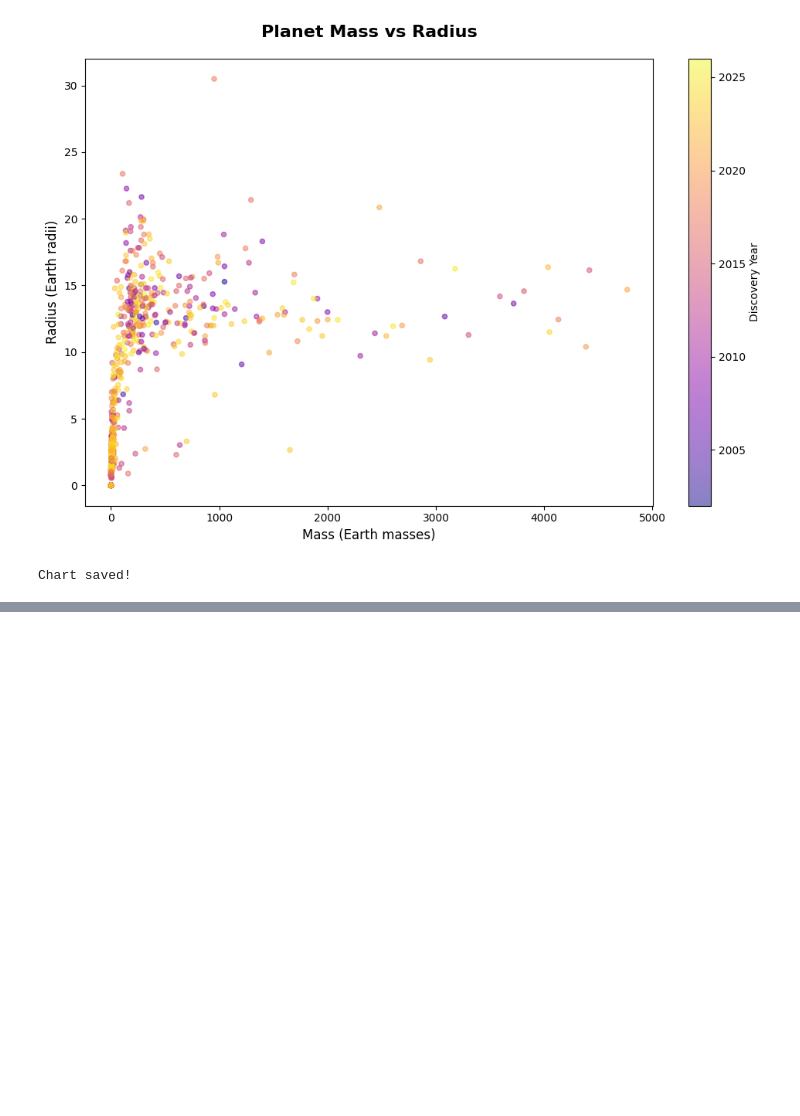
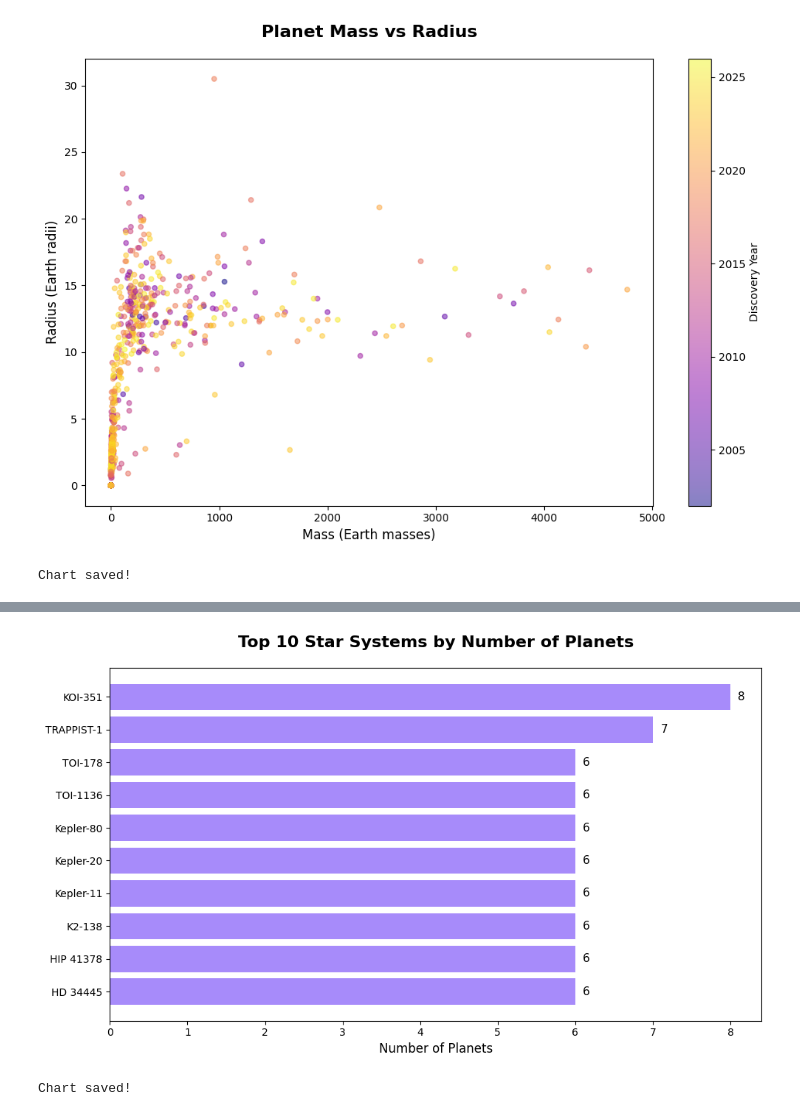
Before and after one commit to ver0niqueg/Beyond-Earth-, a Jupyter notebook: notebooks/02_visualizations.ipynb, the cells around one changed output, grey strips where cells are left out. Saved outputs shown, nothing was run; the diff lists cells and outputs as text; code cells hidden in the pictures; blank space fills up the shorter version.

```diff
--- a/notebooks/02_visualizations.ipynb
+++ b/notebooks/02_visualizations.ipynb
@@ -100,0 +122,35 @@ Chart saved!
+# %%
+# Bar chart horizontal : Top 10 star systems by number of planets
+
+# df -> vient du CSV -> pas besoin de requête SQL
+# exoplanets_systems -> existe uniquement dans SQLite -> requête SQL obligatoire
+
+query = """
+SELECT hostname, COUNT(*) as nb_planets
+FROM exoplanets_systems
+GROUP BY hostname
+HAVING nb_planets > 3
+ORDER BY nb_planets DESC
+LIMIT 10
+"""
+top_systems = pd.read_sql(query, engine)
+
+plt.figure(figsize=(10, 6))
+bars = plt.barh(top_systems['hostname'], top_systems['nb_planets'],
+                color='#a78bfa', edgecolor='none')
+
+for bar, val in zip(bars, top_systems['nb_planets']):
+    plt.text(bar.get_width() + 0.1, bar.get_y() + bar.get_height()/2,
+             str(val), va='center', fontsize=11)
+
+plt.title('Top 10 Star Systems by Number of Planets', fontsize=16, fontweight='bold', pad=20)
+plt.xlabel('Number of Planets', fontsize=12)
+plt.gca().invert_yaxis()
+plt.tight_layout()
+plt.savefig('../dashboard/top_systems.png', dpi=150, bbox_inches='tight')
+plt.show()
+
+print("Chart saved!")
+# %% [output]
+[figure, added]
+Chart saved!
```
Also changed, not shown: parts of 1 cell of this notebook, 2 other files.
